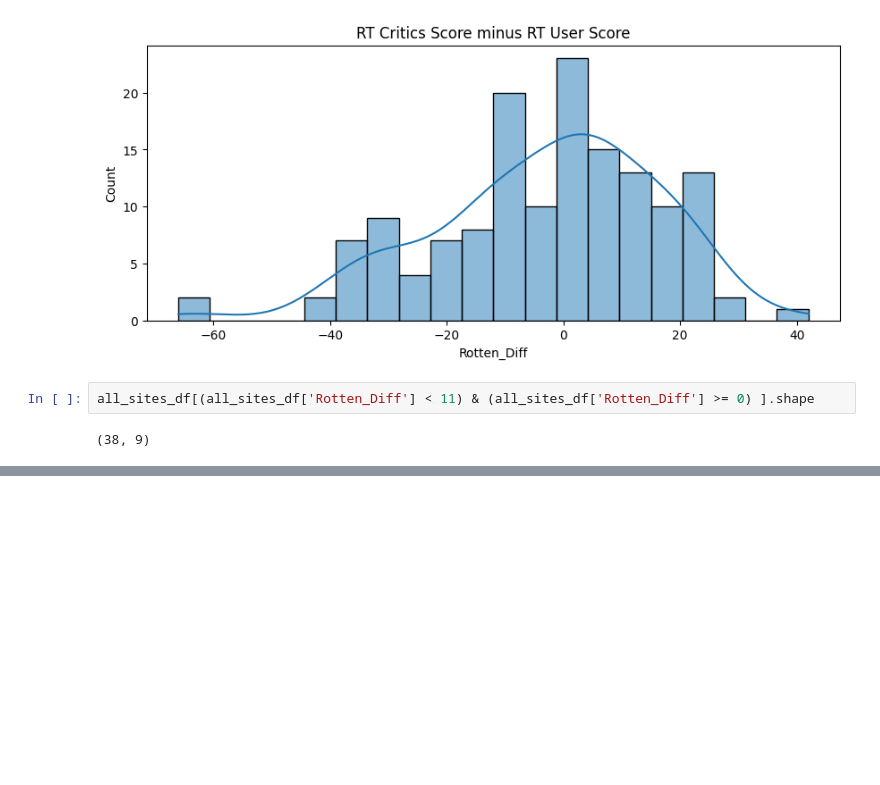
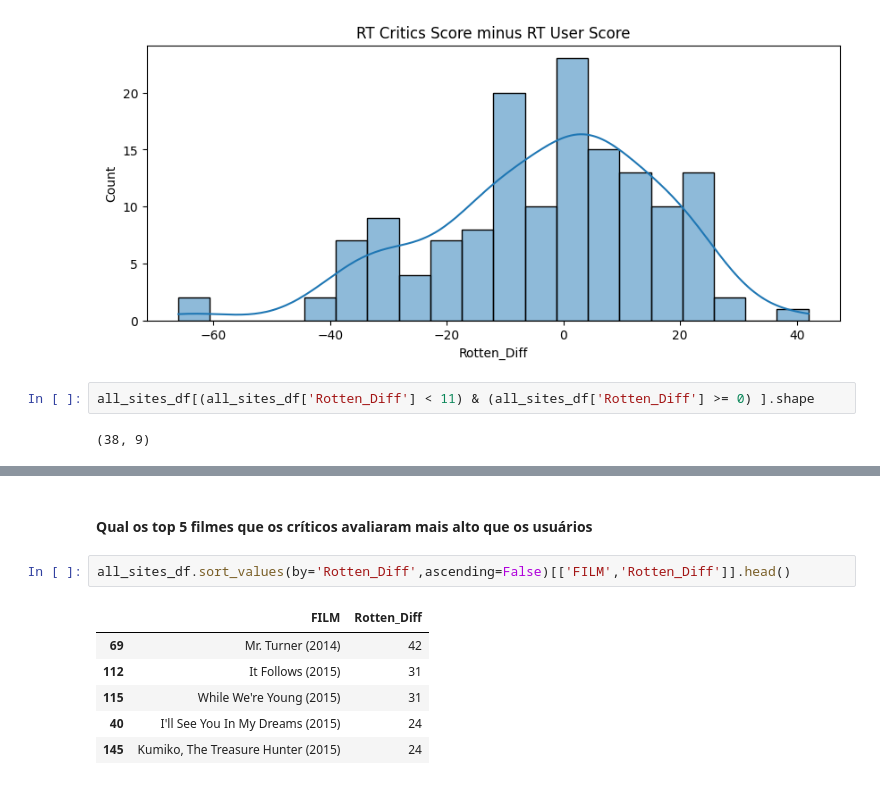
Before and after one commit to aronbarbosag/data-analysis-python, a Jupyter notebook: notebooks/capstone_project.ipynb, the cells around one changed output, grey strips where cells are left out. Drawn from its saved outputs; the diff is of its cells as text; blank space fills up the shorter version.

```diff
--- a/notebooks/capstone_project.ipynb
+++ b/notebooks/capstone_project.ipynb
@@ -335,0 +351,11 @@ all_sites_df[(all_sites_df['Rotten_Diff'] < 11) & (all_sites_df['Rotten_Diff'] >
+# %% [markdown]
+#### Qual os top 5 filmes que os críticos avaliaram mais alto que os usuários
+# %%
+all_sites_df.sort_values(by='Rotten_Diff',ascending=False)[['FILM','Rotten_Diff']].head()
+# %% [output]
+|  | FILM | Rotten_Diff |
+| 69 | Mr. Turner (2014) | 42 |
+| 112 | It Follows (2015) | 31 |
+| 115 | While We're Young (2015) | 31 |
+| 40 | I'll See You In My Dreams (2015) | 24 |
+| 145 | Kumiko, The Treasure Hunter (2015) | 24 |
```
Also changed, not shown: parts of 11 cells of this notebook.
